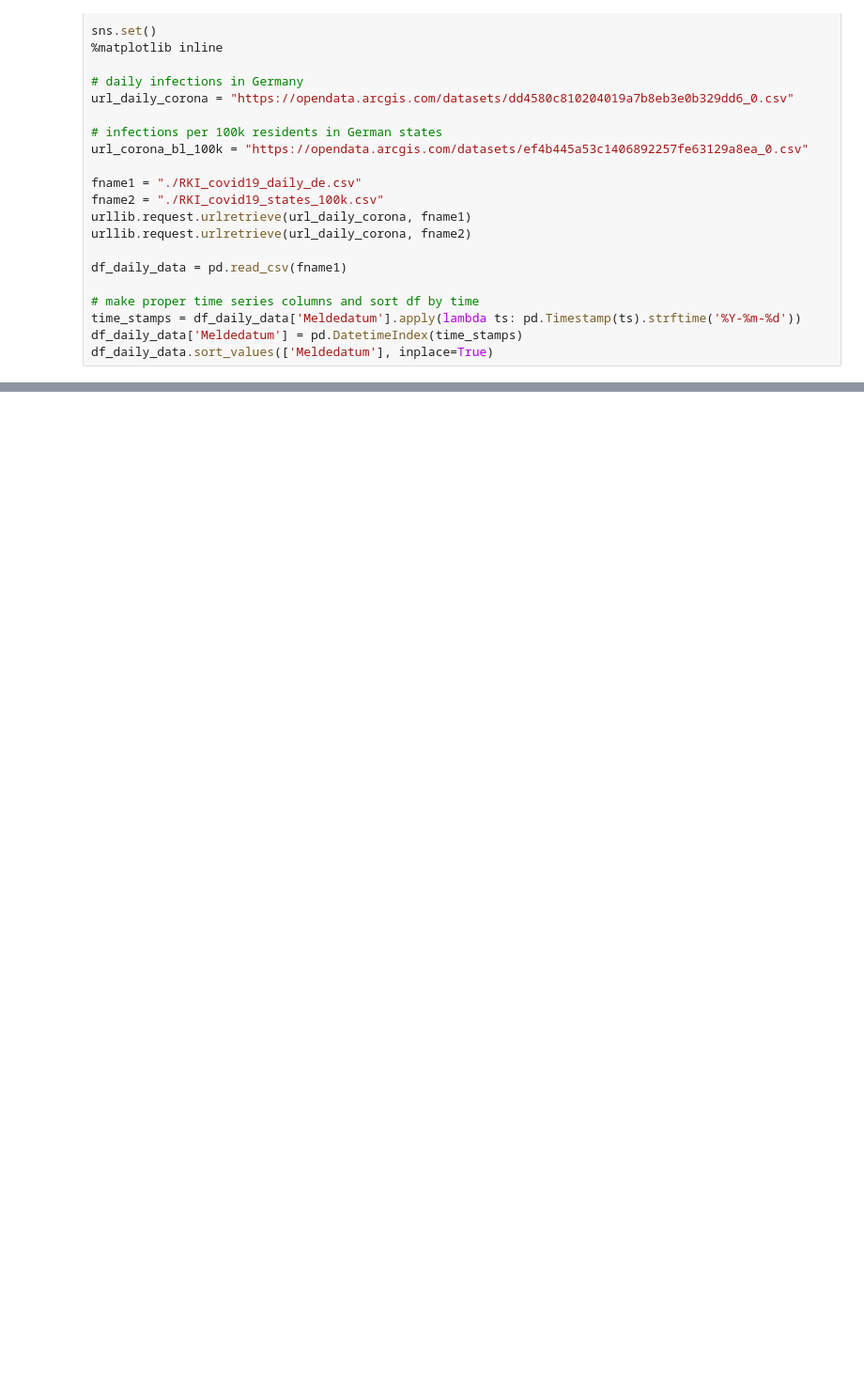
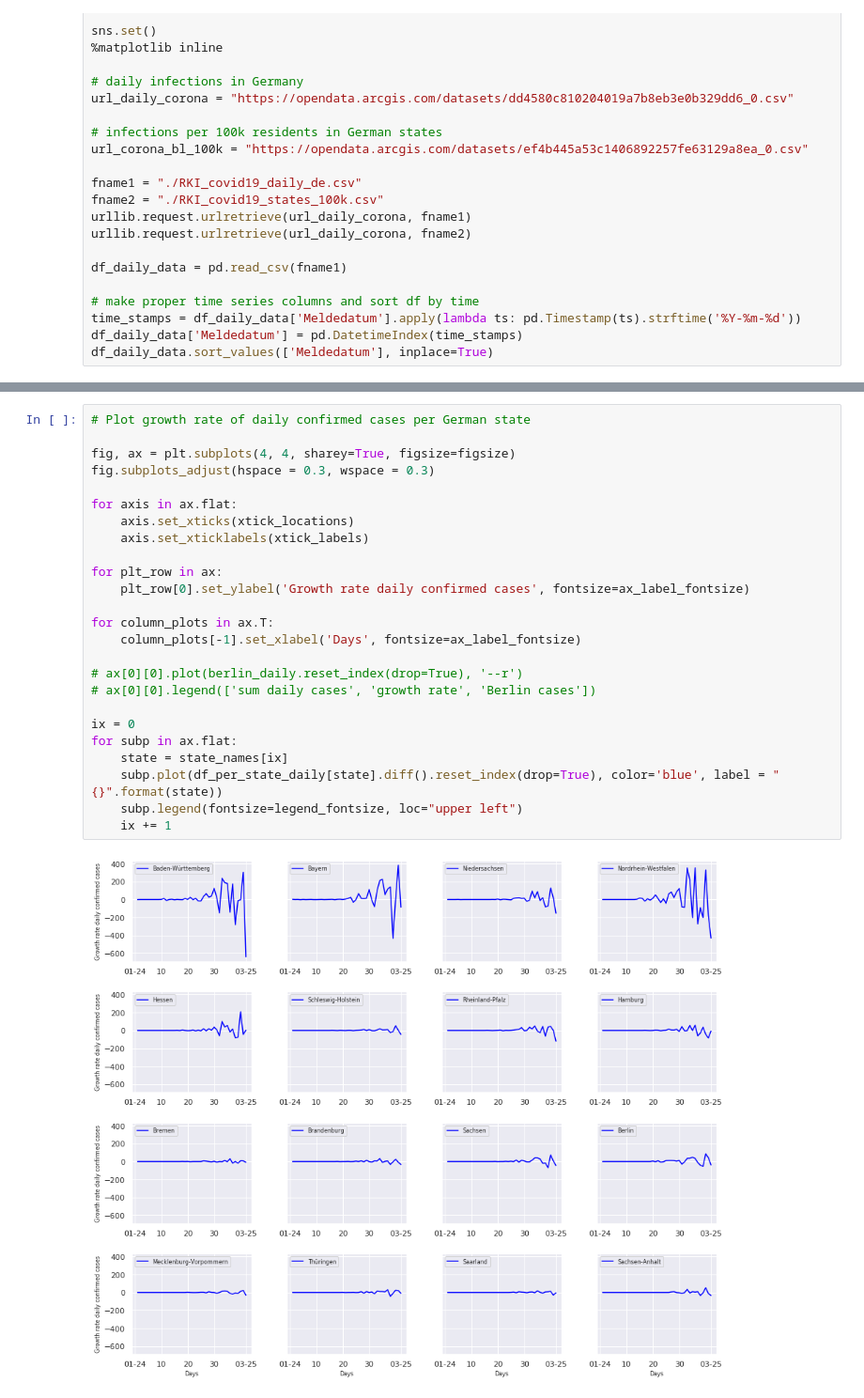
Before and after one commit to mafleischer/covid19-robert-koch-data, a Jupyter notebook: data.ipynb, the cells around one changed output, grey strips where cells are left out. Shown at 94% size. Drawn from its saved outputs; the diff is of its cells as text; blank space fills up the shorter version.

```diff
--- a/data.ipynb
+++ b/data.ipynb
@@ -114,0 +99,27 @@ ax[0][0].legend(['sum daily cases', 'growth rate', 'Berlin cases'])
+# %%
+# Plot growth rate of daily confirmed cases per German state
+
+fig, ax = plt.subplots(4, 4, sharey=True, figsize=figsize)
+fig.subplots_adjust(hspace = 0.3, wspace = 0.3)
+
+for axis in ax.flat:
+    axis.set_xticks(xtick_locations)
+    axis.set_xticklabels(xtick_labels)
+
+for plt_row in ax:
+    plt_row[0].set_ylabel('Growth rate daily confirmed cases', fontsize=ax_label_fontsize)
+
+for column_plots in ax.T:
+    column_plots[-1].set_xlabel('Days', fontsize=ax_label_fontsize)
+
+# ax[0][0].plot(berlin_daily.reset_index(drop=True), '--r')
+# ax[0][0].legend(['sum daily cases', 'growth rate', 'Berlin cases'])
+
+ix = 0
+for subp in ax.flat:
+    state = state_names[ix]
+    subp.plot(df_per_state_daily[state].diff().reset_index(drop=True), color='blue', label = "{}".format(state))
+    subp.legend(fontsize=legend_fontsize, loc="upper left")
+    ix += 1
+# %% [output]
+[figure, added]
```
Also changed, not shown: parts of 4 cells of this notebook, 1 other file.
